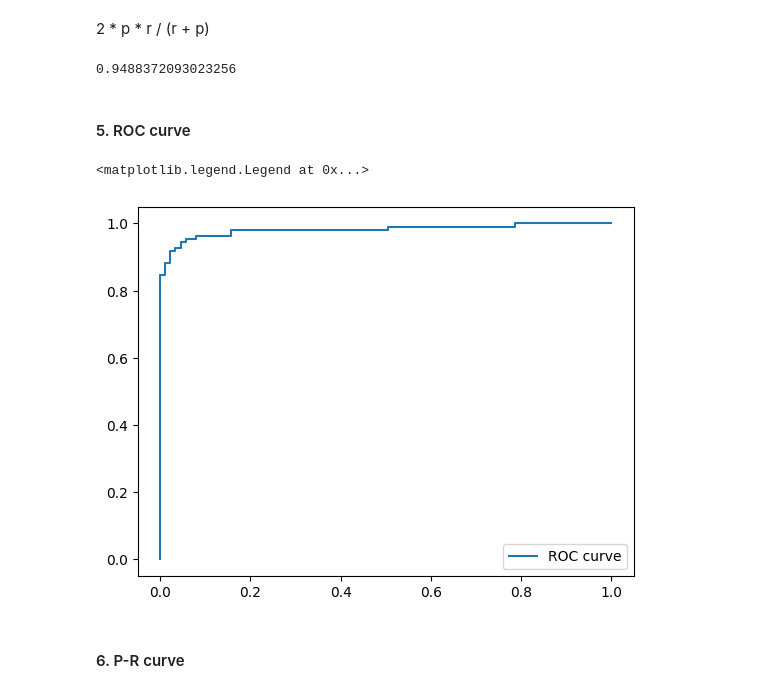
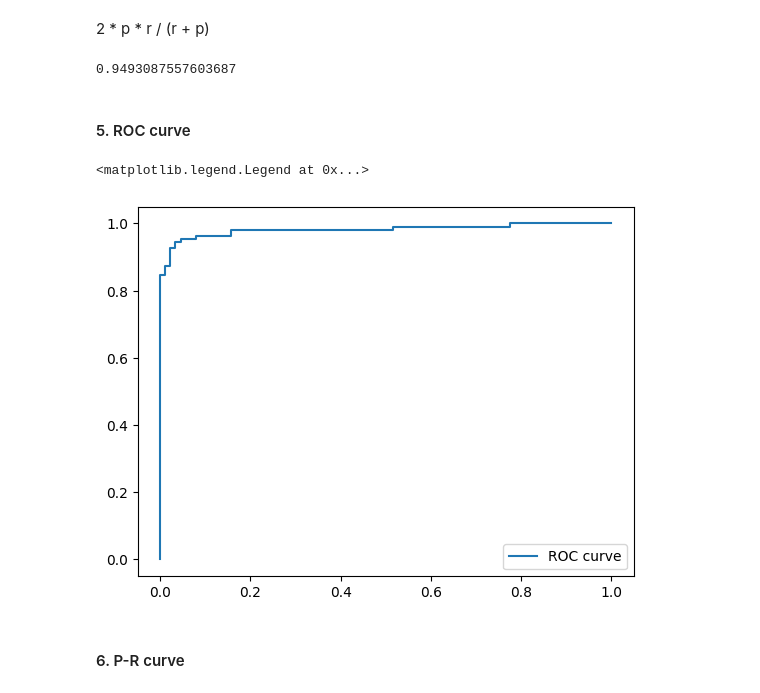
Before and after one commit to Rafacercos/ONLINE_DS_THEBRIDGE_RAFACERCOS, a Jupyter notebook: MIS_EJERCICIOS/Machine Learning/Clasification/Logistic-regression predict-ad-click.ipynb, the cells around one changed output. Drawn from its saved outputs; the diff is of its cells as text; code cells hidden in the pictures.

```diff
--- a/MIS_EJERCICIOS/Machine Learning/Clasification/Logistic-regression predict-ad-click.ipynb
+++ b/MIS_EJERCICIOS/Machine Learning/Clasification/Logistic-regression predict-ad-click.ipynb
@@ -102,7 +102,7 @@ for x in ads["dia semana"]:
 # %%
 ads["fin de semana"] = lista_findes
 ads["dia semana"] = ads["Timestamp"].dt.day_name()
-ads = pd.get_dummies(ads,columns=["dia semana"])
+ads = pd.get_dummies(ads,columns=["dia semana"]).astype(int)
 # %%
 ads.drop(columns=["Timestamp"], axis = 1, inplace=True)
 # %%
@@ -192,7 +196,7 @@ array([0.98125, 0.9875 , 0.9625 , 0.94375, 0.98125])
 # %%
 parametros = {"C" : np.arange(0.1,10,0.1)}
 
-gs = GridSearchCV(estimator=modelo_1, param_grid=parametros, cv=3, scoring='accuracy', verbose=3)
+gs = GridSearchCV(estimator=modelo_1, param_grid=parametros, cv=5, scoring='accuracy', verbose=3)
 gs.fit(X_train_Scal, y_train)
 
 print(gs.best_estimator_)
@@ -288,20 +292,20 @@ recall_score(y_test,predicciones)
 # %%
 f1_score(y_test,predicciones)
 # %% [output]
-0.9488372093023256
+0.9493087557603687
 # %% [markdown]
 
 
 #### 5. ROC curve
 # %%
 predicciones_prob = modelo_final.predict_proba(X_test_Scal)[:,1]
-fpr,tpr,thresholds = roc_curve(y_test,predicciones_prob)
+falsospositivosr,truepositivosr,thresholds = roc_curve(y_test,predicciones_prob)
 # %%
-plt.plot(fpr,tpr, label="ROC curve")
+plt.plot(falsospositivosr,truepositivosr, label="ROC curve")
 plt.legend()
 # %% [output]
 <matplotlib.legend.Legend at 0x...>
-[figure, old version]
+[figure, new version]
 # %% [markdown]
 
 
```
Also changed, not shown: parts of 13 cells of this notebook, 2 other files.
